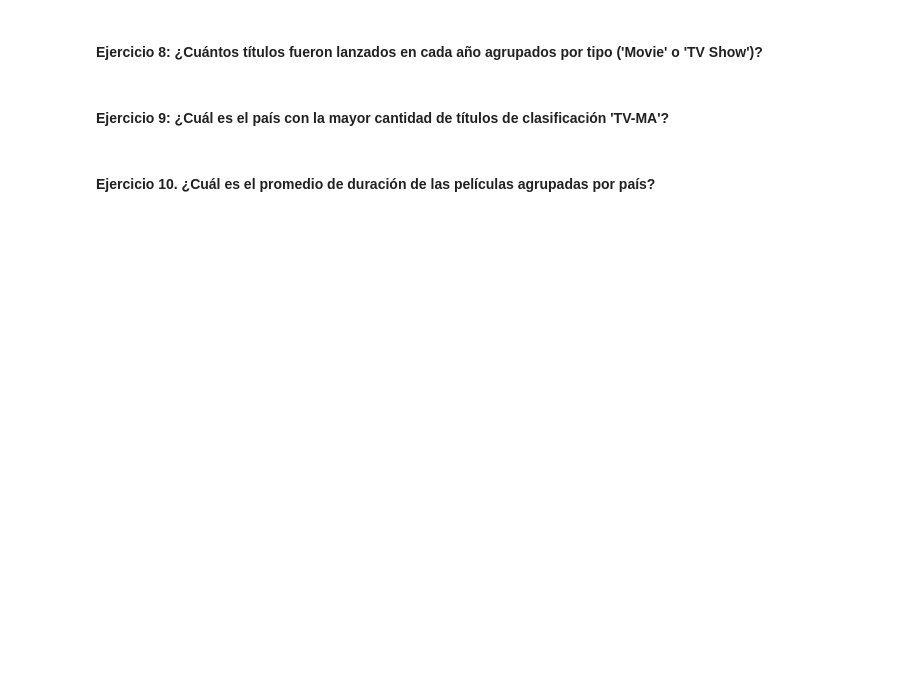
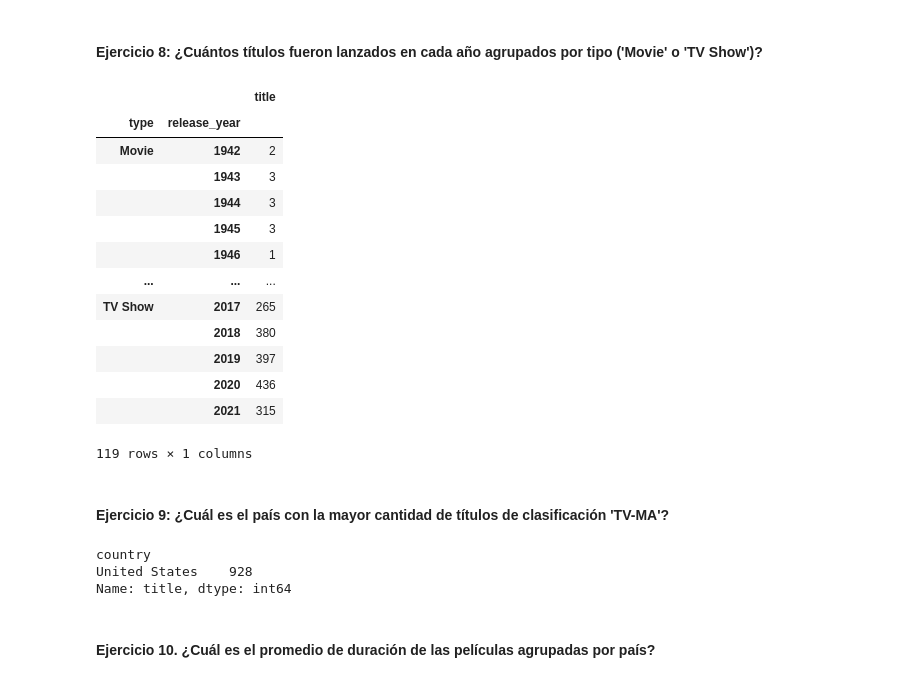
Before and after one commit to SrAlcast/2.3.filtrado_y_groupby, a Jupyter notebook: laboratorio-modulo2-leccion03-groupby.ipynb, the cells around one changed output. Cells and saved outputs as stored; diff of their text form; code cells hidden in the pictures; blank space fills up the shorter version.

```diff
--- a/laboratorio-modulo2-leccion03-groupby.ipynb
+++ b/laboratorio-modulo2-leccion03-groupby.ipynb
@@ -78,2 +158,4 @@ df.head()
 # %% [markdown]
 #### Ejercicio 5: ¿Cuántos títulos se añadieron a Netflix cada año? Para resolver este ejercicio tendrás uqe convertir la columna `date_added` a formato fecha usando el método `pd.to_datetime`. [Aquí](https://pandas.pydata.org/docs/reference/api/pandas.to_datetime.html) tienes la documentación, leeala con detenimiento antes de usar el método.
+# %%
+df["date_added"]=pd.to_datetime(df["date_added"].str.strip())
@@ -84,6 +213,33 @@ df.head()
 # %% [markdown]
 #### Ejercicio 8: ¿Cuántos títulos fueron lanzados en cada año agrupados por tipo ('Movie' o 'TV Show')?
+# %%
+df1=df.groupby(['type','release_year'])['title'].count()
+dt_1=pd.DataFrame(df1)
+dt_1
+# %% [output]
+|  |  | title |
+| type | release_year |  |
+| Movie | 1942 | 2 |
+|  | 1943 | 3 |
+|  | 1944 | 3 |
+|  | 1945 | 3 |
+|  | 1946 | 1 |
+| ... | ... | ... |
+| TV Show | 2017 | 265 |
+|  | 2018 | 380 |
+|  | 2019 | 397 |
+|  | 2020 | 436 |
+|  | 2021 | 315 |
+119 rows × 1 columns
 # %% [markdown]
 #### Ejercicio 9: ¿Cuál es el país con la mayor cantidad de títulos de clasificación 'TV-MA'?
+# %%
+condicion1=df['rating']=='TV-MA'
+dfrating=df[condicion1]
+dfrating.groupby('country')['title'].count().nlargest(1)
+# %% [output]
+country
+United States    928
+Name: title, dtype: int64
 # %% [markdown]
 #### Ejercicio 10. ¿Cuál es el promedio de duración de las películas agrupadas por país?
```
Also changed, not shown: parts of 15 cells of this notebook.
